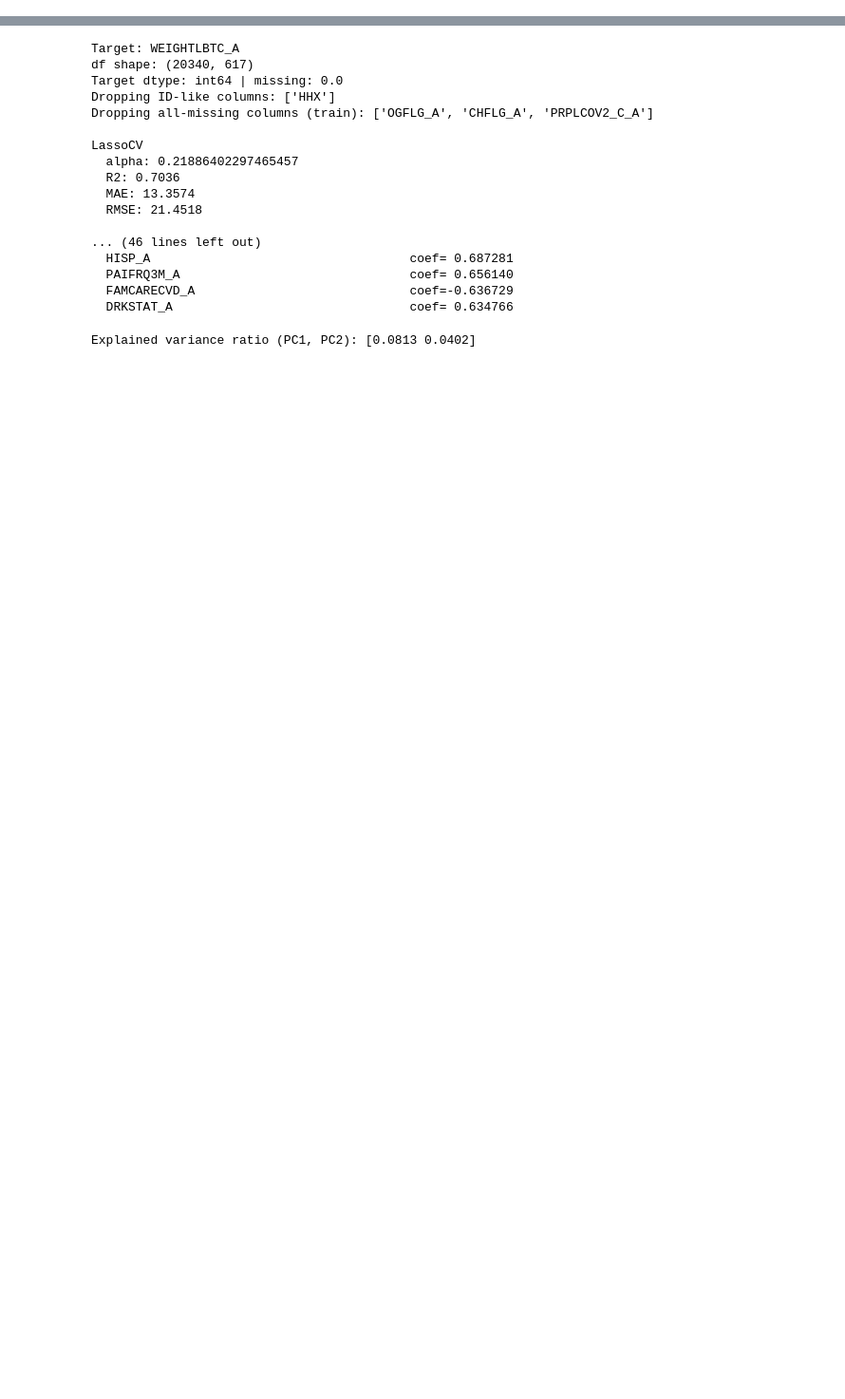
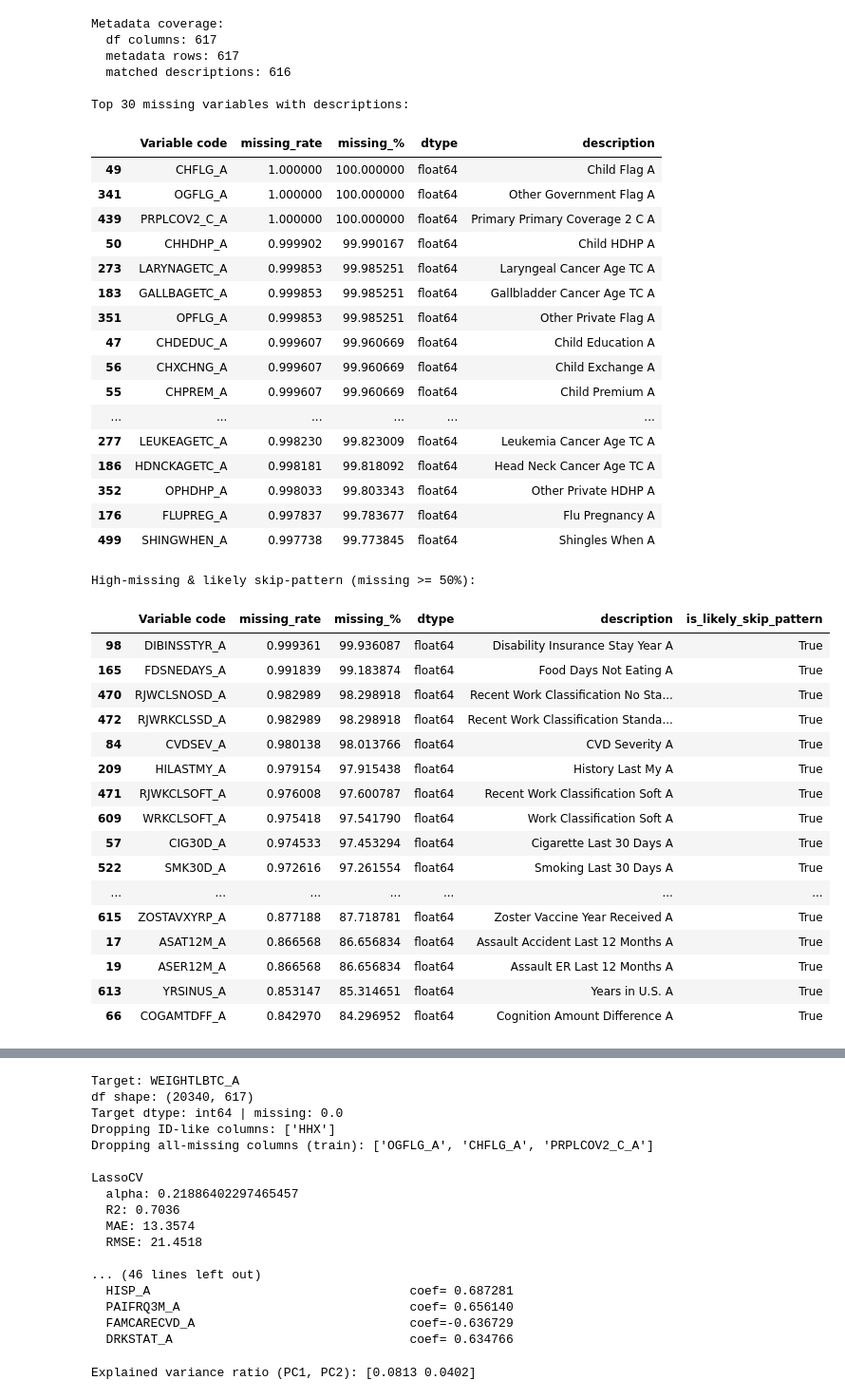
Before and after one commit to McJack3d/ML-Assignement, a Jupyter notebook: MLassignement.ipynb, the cells around one changed output, grey strips where cells are left out. Shown at 95% size. Cells and saved outputs as stored; diff of their text form; code cells hidden in the pictures; blank space fills up the shorter version.

```diff
--- a/MLassignement.ipynb
+++ b/MLassignement.ipynb
@@ -25,0 +144,73 @@ print(df.head())
+# %%
+# ---- 2.3 Missingness + metadata (Variable Names sheet) ----
+var_info = pd.read_excel(DATA_PATH, sheet_name=METADATA_SHEET).copy()
+if not {"Variable code", "Variable name"}.issubset(var_info.columns):
+    raise ValueError(f"Unexpected metadata columns: {list(var_info.columns)}")
+
+var_info["Variable code"] = var_info["Variable code"].astype(str).str.strip()
+var_info["Variable name"] = var_info["Variable name"].astype(str).str.strip()
+
+# Join missingness to metadata (some df columns may not have a label; keep them too)
+meta = (
+    missing_df.reset_index(names="Variable code")
+    .merge(var_info, on="Variable code", how="left")
+    .rename(columns={"Variable name": "description"})
+)
+meta["description"] = meta["description"].fillna("")
+
+print("Metadata coverage:")
+print("  df columns:", df.shape[1])
+print("  metadata rows:", var_info.shape[0])
+print("  matched descriptions:", int((meta["description"].str.len() > 0).sum()))
+
+print("\nTop 30 missing variables with descriptions:")
+display(meta.sort_values("missing_rate", ascending=False).head(30))
+
+# Heuristic: likely skip-pattern variables (common in survey data)
+skip_keywords = ["recent", "past", "last", "since", "during", "if", "ever", "times", "days", "weeks", "months", "year", "visited", "took", "smoke", "drink", "exercise"]
+meta["is_likely_skip_pattern"] = meta["description"].str.lower().apply(lambda s: any(k in s for k in skip_keywords))
+
+print("\nHigh-missing & likely skip-pattern (missing >= 50%):")
+display(meta[(meta["missing_rate"] >= 0.5) & (meta["is_likely_skip_pattern"])].sort_values("missing_rate", ascending=False).head(30))
+# %% [output]
+Metadata coverage:
+  df columns: 617
+  metadata rows: 617
+  matched descriptions: 616
+
+Top 30 missing variables with descriptions:
+|  | Variable code | missing_rate | missing_% | dtype | description |
+| 49 | CHFLG_A | 1.000000 | 100.000000 | float64 | Child Flag A |
+| 341 | OGFLG_A | 1.000000 | 100.000000 | float64 | Other Government Flag A |
+| 439 | PRPLCOV2_C_A | 1.000000 | 100.000000 | float64 | Primary Primary Coverage 2 C A |
+| 50 | CHHDHP_A | 0.999902 | 99.990167 | float64 | Child HDHP A |
+| 273 | LARYNAGETC_A | 0.999853 | 99.985251 | float64 | Laryngeal Cancer Age TC A |
+| 183 | GALLBAGETC_A | 0.999853 | 99.985251 | float64 | Gallbladder Cancer Age TC A |
+| 351 | OPFLG_A | 0.999853 | 99.985251 | float64 | Other Private Flag A |
+| 47 | CHDEDUC_A | 0.999607 | 99.960669 | float64 | Child Education A |
+| 56 | CHXCHNG_A | 0.999607 | 99.960669 | float64 | Child Exchange A |
+| 55 | CHPREM_A | 0.999607 | 99.960669 | float64 | Child Premium A |
+| ... | ... | ... | ... | ... | ... |
+| 277 | LEUKEAGETC_A | 0.998230 | 99.823009 | float64 | Leukemia Cancer Age TC A |
+| 186 | HDNCKAGETC_A | 0.998181 | 99.818092 | float64 | Head Neck Cancer Age TC A |
+| 352 | OPHDHP_A | 0.998033 | 99.803343 | float64 | Other Private HDHP A |
+| 176 | FLUPREG_A | 0.997837 | 99.783677 | float64 | Flu Pregnancy A |
+| 499 | SHINGWHEN_A | 0.997738 | 99.773845 | float64 | Shingles When A |
+High-missing & likely skip-pattern (missing >= 50%):
+|  | Variable code | missing_rate | missing_% | dtype | description | is_likely_skip_pattern |
+| 98 | DIBINSSTYR_A | 0.999361 | 99.936087 | float64 | Disability Insurance Stay Year A | True |
+| 165 | FDSNEDAYS_A | 0.991839 | 99.183874 | float64 | Food Days Not Eating A | True |
+| 470 | RJWCLSNOSD_A | 0.982989 | 98.298918 | float64 | Recent Work Classification No Sta... | True |
+| 472 | RJWRKCLSSD_A | 0.982989 | 98.298918 | float64 | Recent Work Classification Standa... | True |
+| 84 | CVDSEV_A | 0.980138 | 98.013766 | float64 | CVD Severity A | True |
+| 209 | HILASTMY_A | 0.979154 | 97.915438 | float64 | History Last My A | True |
+| 471 | RJWKCLSOFT_A | 0.976008 | 97.600787 | float64 | Recent Work Classification Soft A | True |
+| 609 | WRKCLSOFT_A | 0.975418 | 97.541790 | float64 | Work Classification Soft A | True |
+| 57 | CIG30D_A | 0.974533 | 97.453294 | float64 | Cigarette Last 30 Days A | True |
+| 522 | SMK30D_A | 0.972616 | 97.261554 | float64 | Smoking Last 30 Days A | True |
+| ... | ... | ... | ... | ... | ... | ... |
+| 615 | ZOSTAVXYRP_A | 0.877188 | 87.718781 | float64 | Zoster Vaccine Year Received A | True |
+| 17 | ASAT12M_A | 0.866568 | 86.656834 | float64 | Assault Accident Last 12 Months A | True |
+| 19 | ASER12M_A | 0.866568 | 86.656834 | float64 | Assault ER Last 12 Months A | True |
+| 613 | YRSINUS_A | 0.853147 | 85.314651 | float64 | Years in U.S. A | True |
+| 66 | COGAMTDFF_A | 0.842970 | 84.296952 | float64 | Cognition Amount Difference A | True |
```
Also changed, not shown: parts of 16 cells of this notebook, 1 other file.
